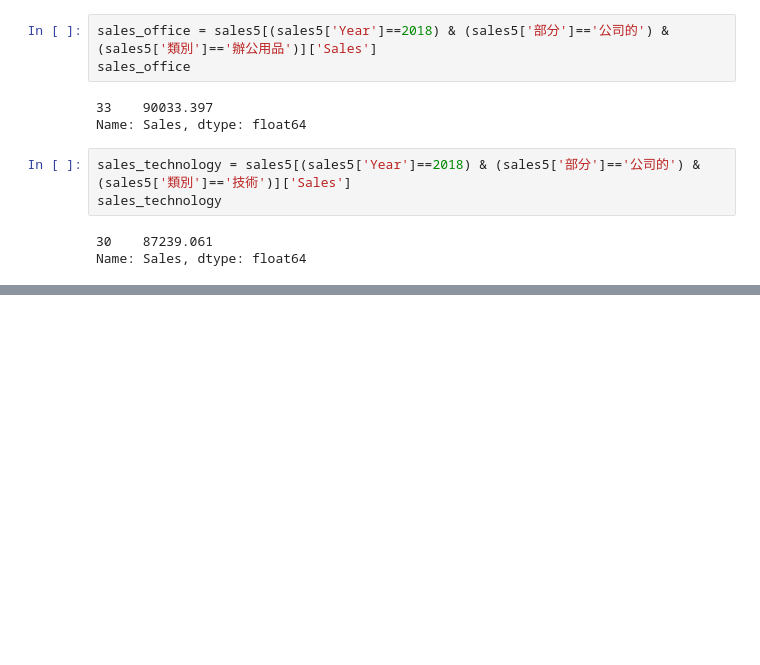
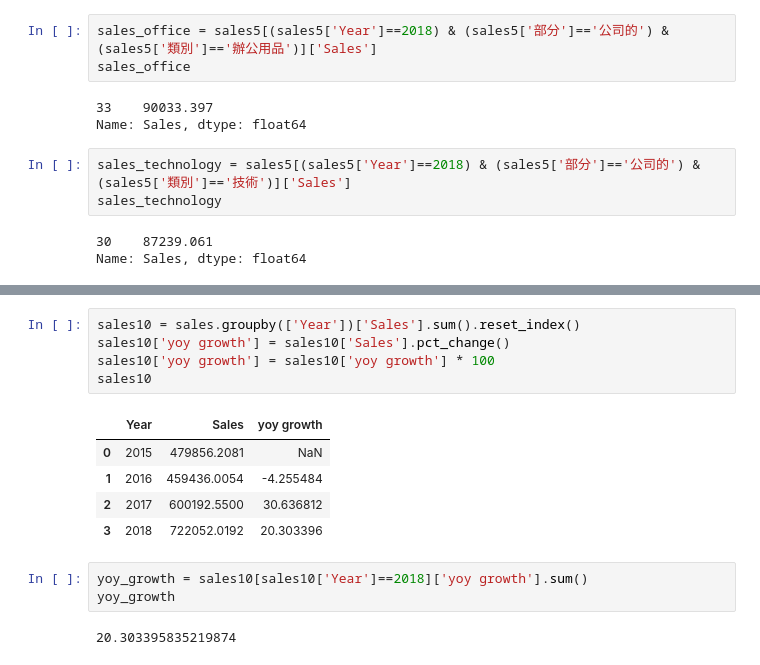
Before and after one commit to roberthsu2003/python_dash_plotly, a Jupyter notebook: 實際案例/Sales/4line_chart/lesson1.ipynb, the cells around one changed output, grey strips where cells are left out. Cells and saved outputs as stored; diff of their text form; blank space fills up the shorter version.

```diff
--- a/實際案例/Sales/4line_chart/lesson1.ipynb
+++ b/實際案例/Sales/4line_chart/lesson1.ipynb
@@ -134,0 +172,16 @@ sales7.head()
+# %%
+sales10 = sales.groupby(['Year'])['Sales'].sum().reset_index()
+sales10['yoy growth'] = sales10['Sales'].pct_change()
+sales10['yoy growth'] = sales10['yoy growth'] * 100
+sales10
+# %% [output]
+|  | Year | Sales | yoy growth |
+| 0 | 2015 | 479856.2081 | NaN |
+| 1 | 2016 | 459436.0054 | -4.255484 |
+| 2 | 2017 | 600192.5500 | 30.636812 |
+| 3 | 2018 | 722052.0192 | 20.303396 |
+# %%
+yoy_growth = sales10[sales10['Year']==2018]['yoy growth'].sum()
+yoy_growth
+# %% [output]
+20.303395835219874
```
Also changed, not shown: parts of 8 cells of this notebook, 1 other file.
